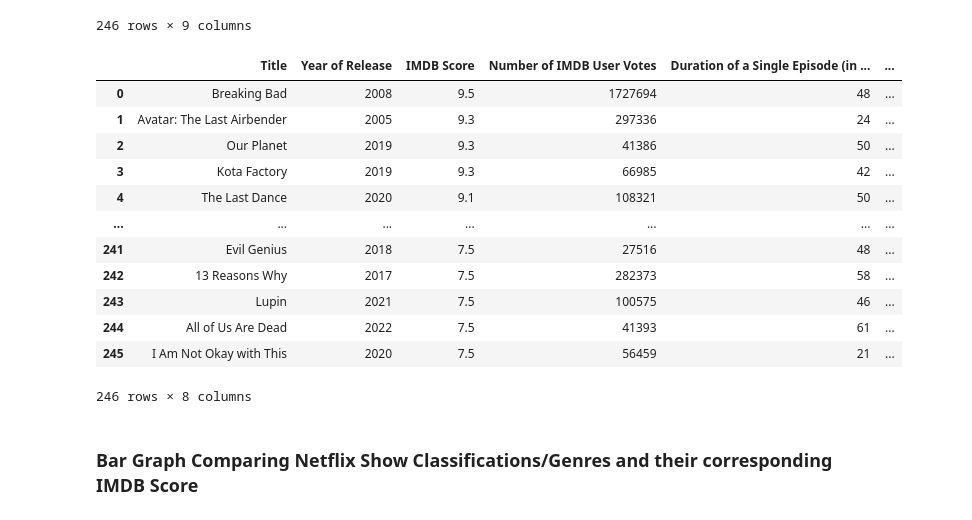
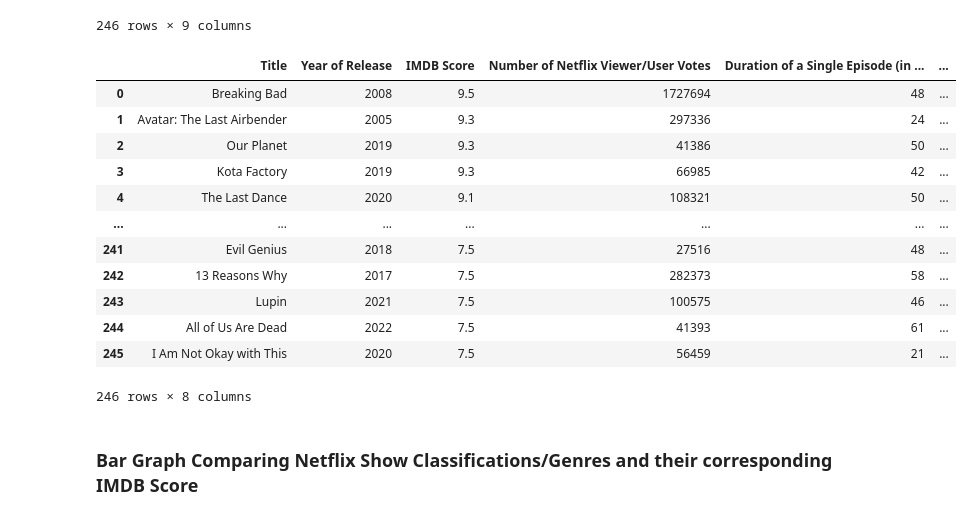
Before and after one commit to doka1331/Project-3-SQLite-Visualization, a Jupyter notebook: show_demo_info_script.ipynb, the cells around one changed output. Drawn from its saved outputs; the diff is of its cells as text; code cells hidden in the pictures.

```diff
--- a/show_demo_info_script.ipynb
+++ b/show_demo_info_script.ipynb
@@ -69,12 +69,12 @@ pandas_netflix_df
 # %%
 #Remove the 'index' column, it is not needed as the pandas dataframe creates one automatically
 pandas_netflix_df = pandas_netflix_df.drop(columns=['index'])
 #rename columns to be more clear
-columns_needing_renaming = {'TITLE': 'Title', 'RELEASE_YEAR': 'Year of Release', 'SCORE': 'IMDB Score', 'NUMBER_OF_VOTES': 'Number of IMDB User Votes', 'DURATION': 'Duration of a Single Episode (in Minutes)', 'NUMBER_OF_SEASONS': 'Number of Released Seasons', 'MAIN_GENRE': 'Classification/Genre', 'MAIN_PRODUCTION': 'Country of Origin for Production'}
+columns_needing_renaming = {'TITLE': 'Title', 'RELEASE_YEAR': 'Year of Release', 'SCORE': 'IMDB Score', 'NUMBER_OF_VOTES': 'Number of Netflix Viewer/User Votes', 'DURATION': 'Duration of a Single Episode (in Minutes)', 'NUMBER_OF_SEASONS': 'Number of Released Seasons', 'MAIN_GENRE': 'Classification/Genre', 'MAIN_PRODUCTION': 'Country of Origin for Production'}
 pandas_netflix_df.rename(columns=columns_needing_renaming, inplace=True)
 pandas_netflix_df
 # %% [output]
-|  | Title | Year of Release | IMDB Score | Number of IMDB User Votes | Duration of a Single Episode (in ... | ... |
+|  | Title | Year of Release | IMDB Score | Number of Netflix Viewer/User Votes | Duration of a Single Episode (in ... | ... |
 | 0 | Breaking Bad | 2008 | 9.5 | 1727694 | 48 | ... |
 | 1 | Avatar: The Last Airbender | 2005 | 9.3 | 297336 | 24 | ... |
 | 2 | Our Planet | 2019 | 9.3 | 41386 | 50 | ... |
```
Also changed, not shown: parts of 3 cells of this notebook.
